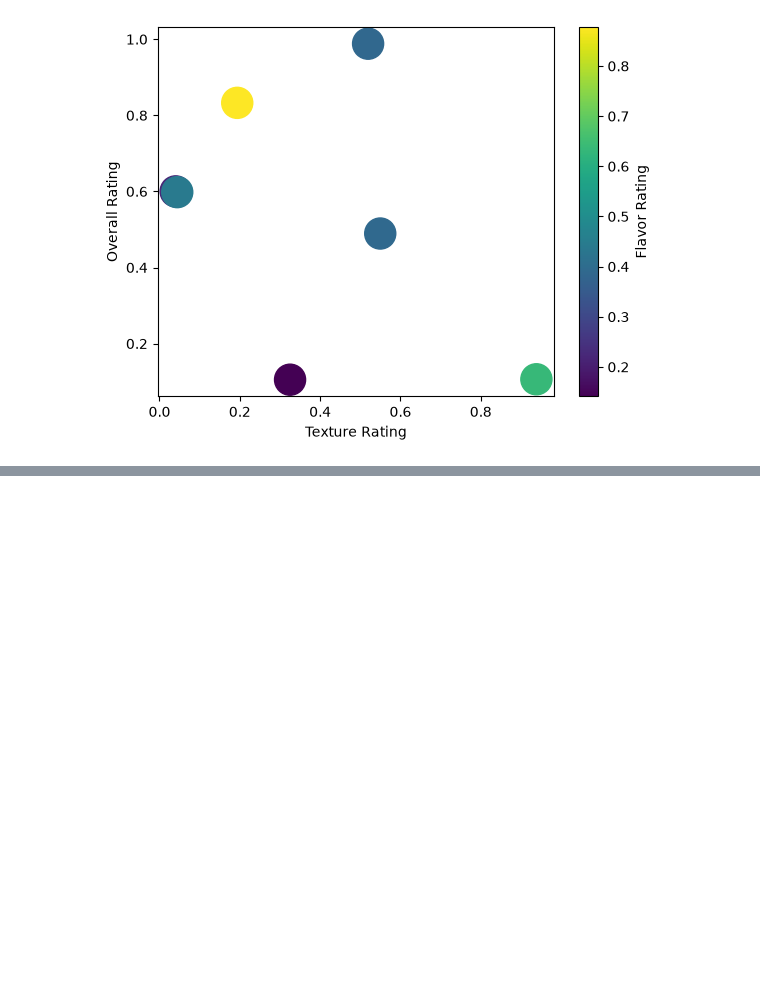
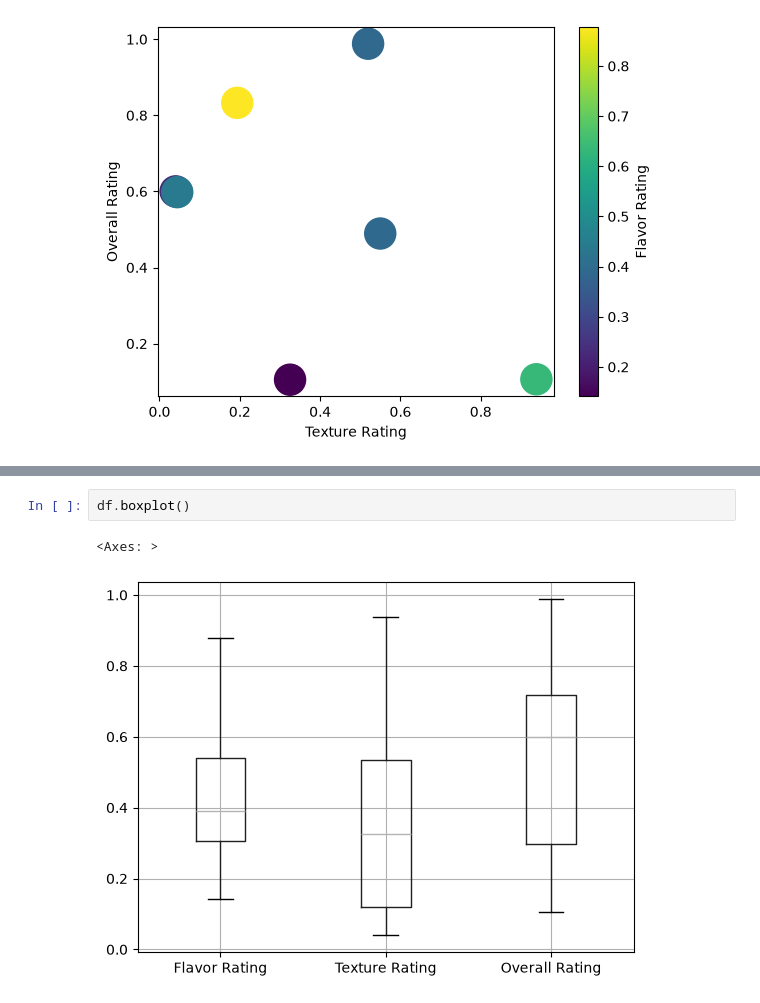
Before and after one commit to om2108/Python-Learning, a Jupyter notebook: Pandas_Learning/Visualizations.ipynb, the cells around one changed output, grey strips where cells are left out. Saved outputs shown, nothing was run; the diff lists cells and outputs as text; blank space fills up the shorter version.

```diff
--- a/Pandas_Learning/Visualizations.ipynb
+++ b/Pandas_Learning/Visualizations.ipynb
@@ -72,0 +89,5 @@ df.plot.scatter(x = 'Texture Rating', y = 'Overall Rating', s = 500, c = 'Flavor
+# %%
+df.boxplot()
+# %% [output]
+<Axes: >
+[figure, added]
```
Also changed, not shown: parts of 7 cells of this notebook, 2 other files.
